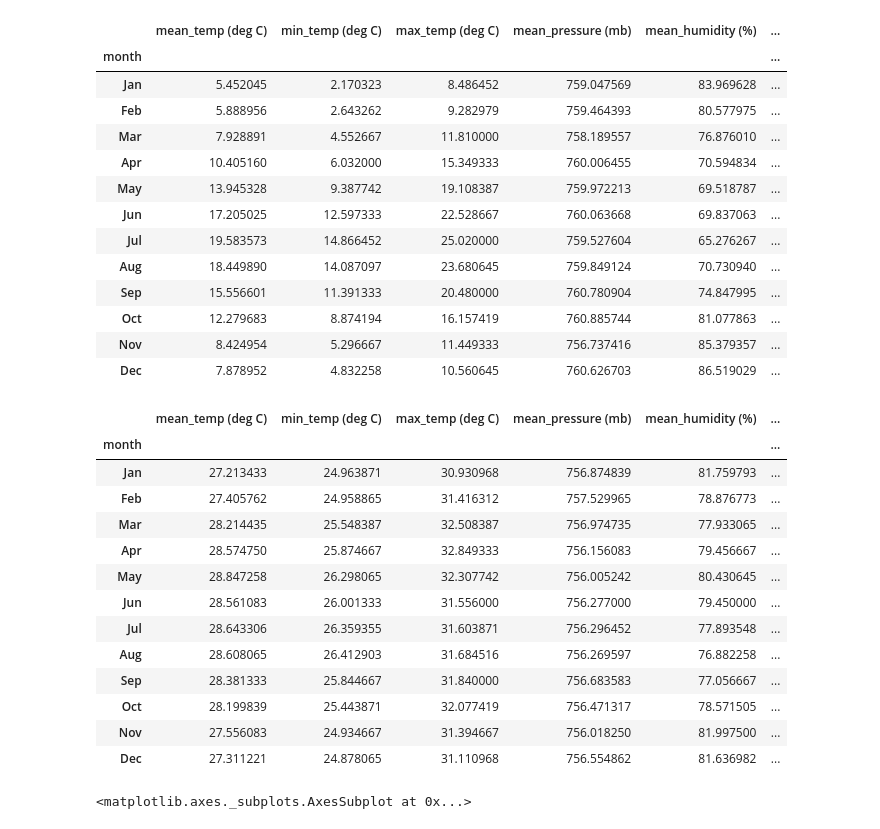
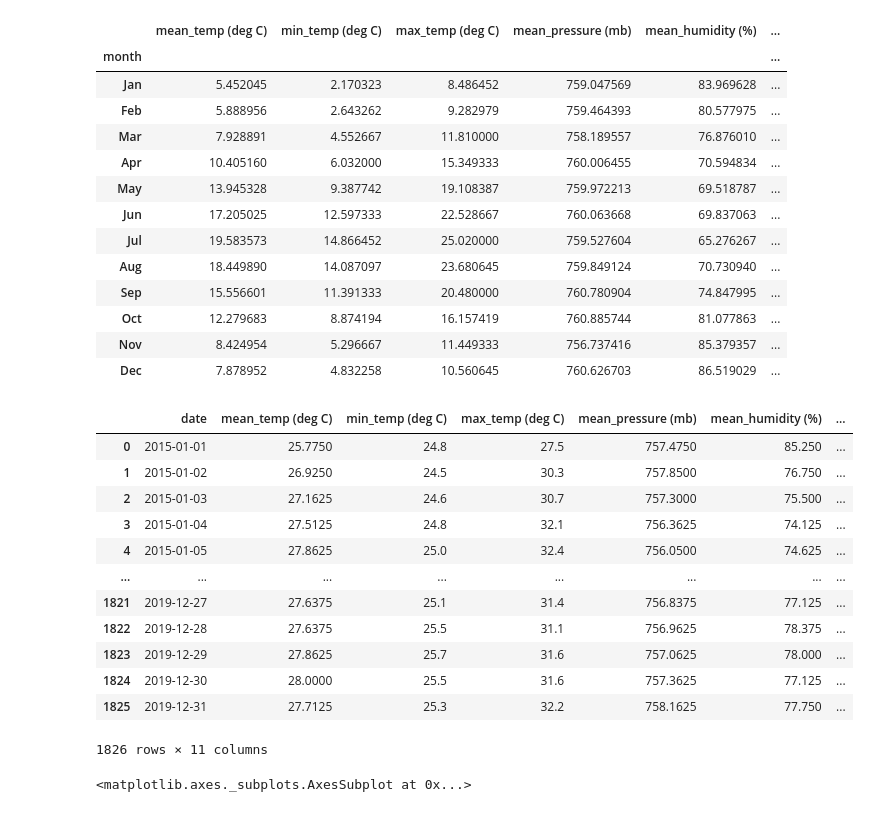
Before and after one commit to dwhew/data_science, a Jupyter notebook: weather.ipynb, the cells around one changed output. Saved outputs shown, nothing was run; the diff lists cells and outputs as text; code cells hidden in the pictures.

```diff
--- a/weather.ipynb
+++ b/weather.ipynb
@@ -176,23 +182,22 @@ londf_months
 | Oct | 12.279683 | 8.874194 | 16.157419 | 760.885744 | 81.077863 | ... |
 | Nov | 8.424954 | 5.296667 | 11.449333 | 756.737416 | 85.379357 | ... |
 | Dec | 7.878952 | 4.832258 | 10.560645 | 760.626703 | 86.519029 | ... |
-# %%
-sindf_months
-# %% [output]
-|  | mean_temp (deg C) | min_temp (deg C) | max_temp (deg C) | mean_pressure (mb) | mean_humidity (%) | ... |
-| month |  |  |  |  |  | ... |
-| Jan | 27.213433 | 24.963871 | 30.930968 | 756.874839 | 81.759793 | ... |
-| Feb | 27.405762 | 24.958865 | 31.416312 | 757.529965 | 78.876773 | ... |
-| Mar | 28.214435 | 25.548387 | 32.508387 | 756.974735 | 77.933065 | ... |
-| Apr | 28.574750 | 25.874667 | 32.849333 | 756.156083 | 79.456667 | ... |
-| May | 28.847258 | 26.298065 | 32.307742 | 756.005242 | 80.430645 | ... |
-| Jun | 28.561083 | 26.001333 | 31.556000 | 756.277000 | 79.450000 | ... |
-| Jul | 28.643306 | 26.359355 | 31.603871 | 756.296452 | 77.893548 | ... |
-| Aug | 28.608065 | 26.412903 | 31.684516 | 756.269597 | 76.882258 | ... |
-| Sep | 28.381333 | 25.844667 | 31.840000 | 756.683583 | 77.056667 | ... |
-| Oct | 28.199839 | 25.443871 | 32.077419 | 756.471317 | 78.571505 | ... |
-| Nov | 27.556083 | 24.934667 | 31.394667 | 756.018250 | 81.997500 | ... |
-| Dec | 27.311221 | 24.878065 | 31.110968 | 756.554862 | 81.636982 | ... |
+# %%
+sindf
+# %% [output]
+|  | date | mean_temp (deg C) | min_temp (deg C) | max_temp (deg C) | mean_pressure (mb) | mean_humidity (%) | ... |
+| 0 | 2015-01-01 | 25.7750 | 24.8 | 27.5 | 757.4750 | 85.250 | ... |
+| 1 | 2015-01-02 | 26.9250 | 24.5 | 30.3 | 757.8500 | 76.750 | ... |
+| 2 | 2015-01-03 | 27.1625 | 24.6 | 30.7 | 757.3000 | 75.500 | ... |
+| 3 | 2015-01-04 | 27.5125 | 24.8 | 32.1 | 756.3625 | 74.125 | ... |
+| 4 | 2015-01-05 | 27.8625 | 25.0 | 32.4 | 756.0500 | 74.625 | ... |
+| ... | ... | ... | ... | ... | ... | ... | ... |
+| 1821 | 2019-12-27 | 27.6375 | 25.1 | 31.4 | 756.8375 | 77.125 | ... |
+| 1822 | 2019-12-28 | 27.6375 | 25.5 | 31.1 | 756.9625 | 78.375 | ... |
+| 1823 | 2019-12-29 | 27.8625 | 25.7 | 31.6 | 757.0625 | 78.000 | ... |
+| 1824 | 2019-12-30 | 28.0000 | 25.5 | 31.6 | 757.3625 | 77.125 | ... |
+| 1825 | 2019-12-31 | 27.7125 | 25.3 | 32.2 | 758.1625 | 77.750 | ... |
+1826 rows × 11 columns
 # %%
 #graphs
 inndf_months.plot(y=['precip_sum (mm)'], kind= 'bar')
```
Also changed, not shown: parts of 21 cells of this notebook.
